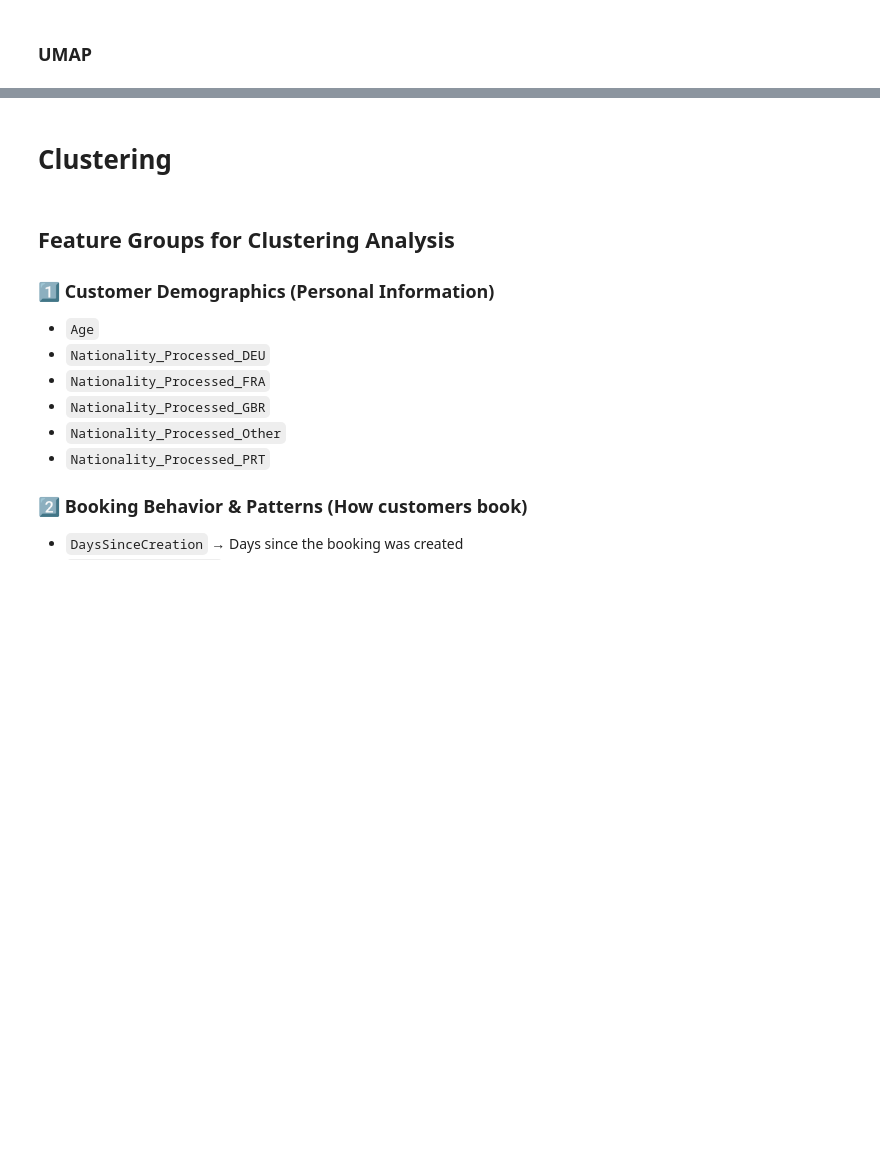
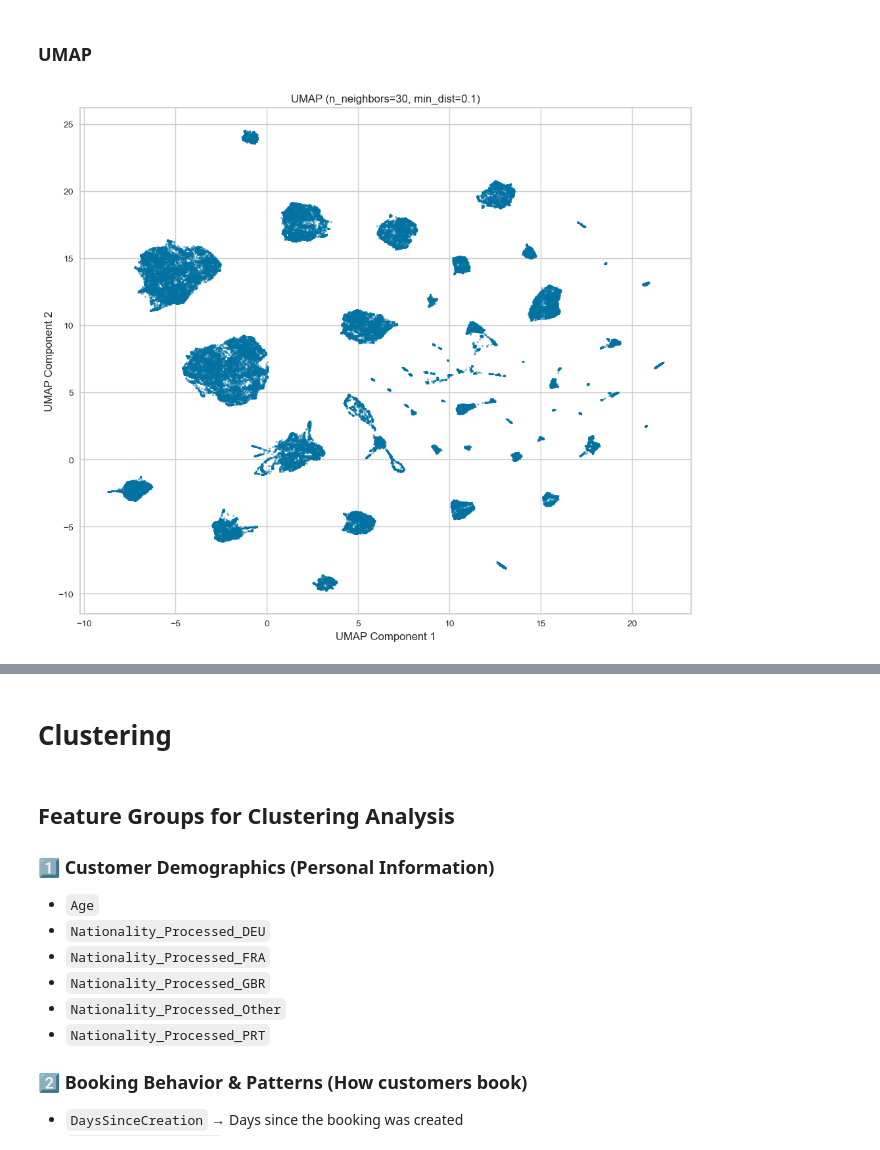
Before and after one commit to gugaaa1904/BC, a Jupyter notebook: Case 1.ipynb, the cells around one changed output, grey strips where cells are left out. Saved outputs shown, nothing was run; the diff lists cells and outputs as text; code cells hidden in the pictures; blank space fills up the shorter version.

```diff
--- a/Case 1.ipynb
+++ b/Case 1.ipynb
@@ -508,7 +821,16 @@ print("PCA Reduced Shape:", X_pca_reduced.shape)
 # %% [markdown]
 ### UMAP
 # %%
-umap_reducer = umap.UMAP(n_components=2, random_state=123)
-X_umap = umap_reducer.fit_transform(X_pca_reduced)
+n_neighbors = 30
+min_dist = 0.1
+fig, ax = plt.subplots(figsize=(12, 10))
+umap_reducer = umap.UMAP(n_components=2, n_neighbors=n_neighbors, min_dist=min_dist, random_state=123)
+data_umap = umap_reducer.fit_transform(scaled_data)
 
-print("UMAP-reduced shape:", X_umap.shape)
+ax.scatter(data_umap[:, 0], data_umap[:, 1], s=3, alpha=0.5)
+ax.set_title(f"UMAP (n_neighbors={n_neighbors}, min_dist={min_dist})")
+ax.set_xlabel("UMAP Component 1")
+ax.set_ylabel("UMAP Component 2")
+plt.show()
+# %% [output]
+[figure, added]
```
Also changed, not shown: parts of 65 cells of this notebook.
